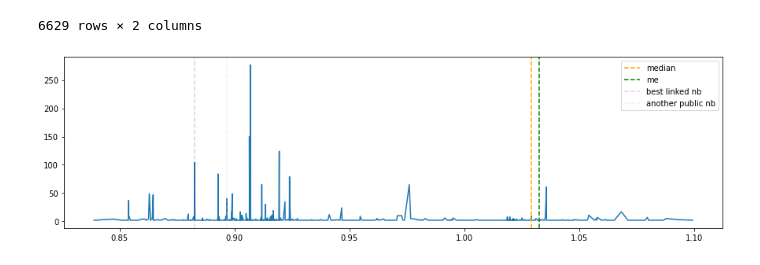
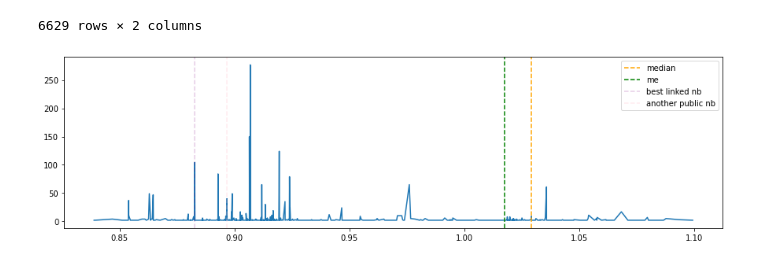
Before and after one commit to wol-e/kaggle, a Jupyter notebook: predict-future-sales/predict-future-sales/leaderboard.ipynb, the cells around one changed output. Cells and saved outputs as stored; diff of their text form; code cells hidden in the pictures.

```diff
--- a/predict-future-sales/predict-future-sales/leaderboard.ipynb
+++ b/predict-future-sales/predict-future-sales/leaderboard.ipynb
@@ -54,18 +54,18 @@ score_count
 # %%
 fig, ax = plt.subplots(1, 1, figsize=(15, 4))
 
 score_count_filtered = score_count.query("Score <= 1.1 and TeamName > 1")
 ax.plot(
     score_count_filtered["Score"],
     score_count_filtered["TeamName"],
 )
 ax.axvline(m, color="orange", linestyle="--", label="median")
-ax.axvline(1.03278, color="green", linestyle="--", label="me")
+ax.axvline(1.0177, color="green", linestyle="--", label="me")
 ax.axvline(0.88263, color="purple", alpha=0.2, linestyle="--", label="best linked nb") # https://www.kaggle.com/ahmedmurad1990/predict-future-sales
 ax.axvline(0.89668, color="pink", alpha=0.3, linestyle="--", label="another public nb") # https://www.kaggle.com/wangqiyuan/xgb-baseline-advanced-feature-engineering
 
 ax.legend()
 
 plt.show()
 # %% [output]
-[figure, old version]
+[figure, new version]
```
Also changed, not shown: parts of 1 cell of this notebook, 1 other file.
